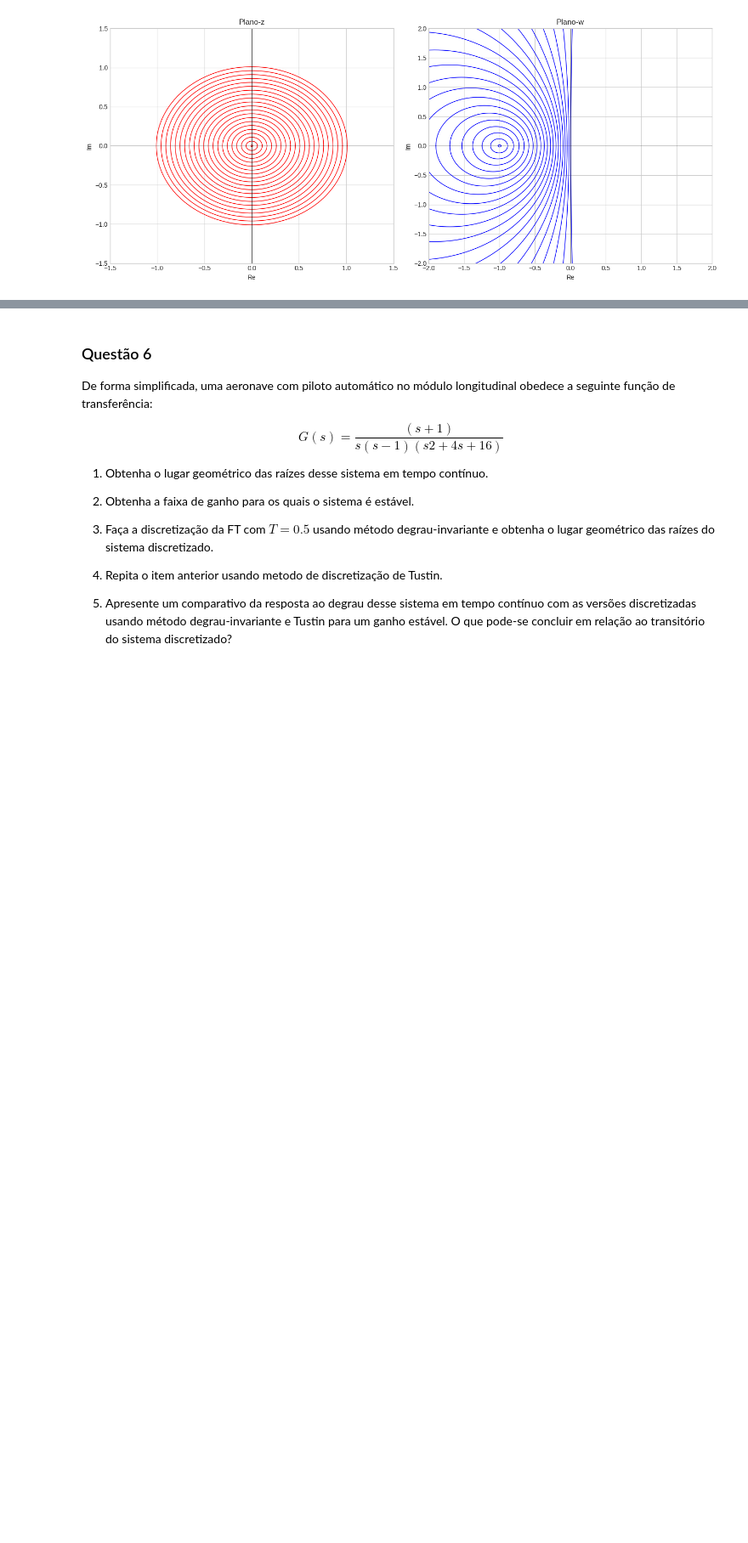
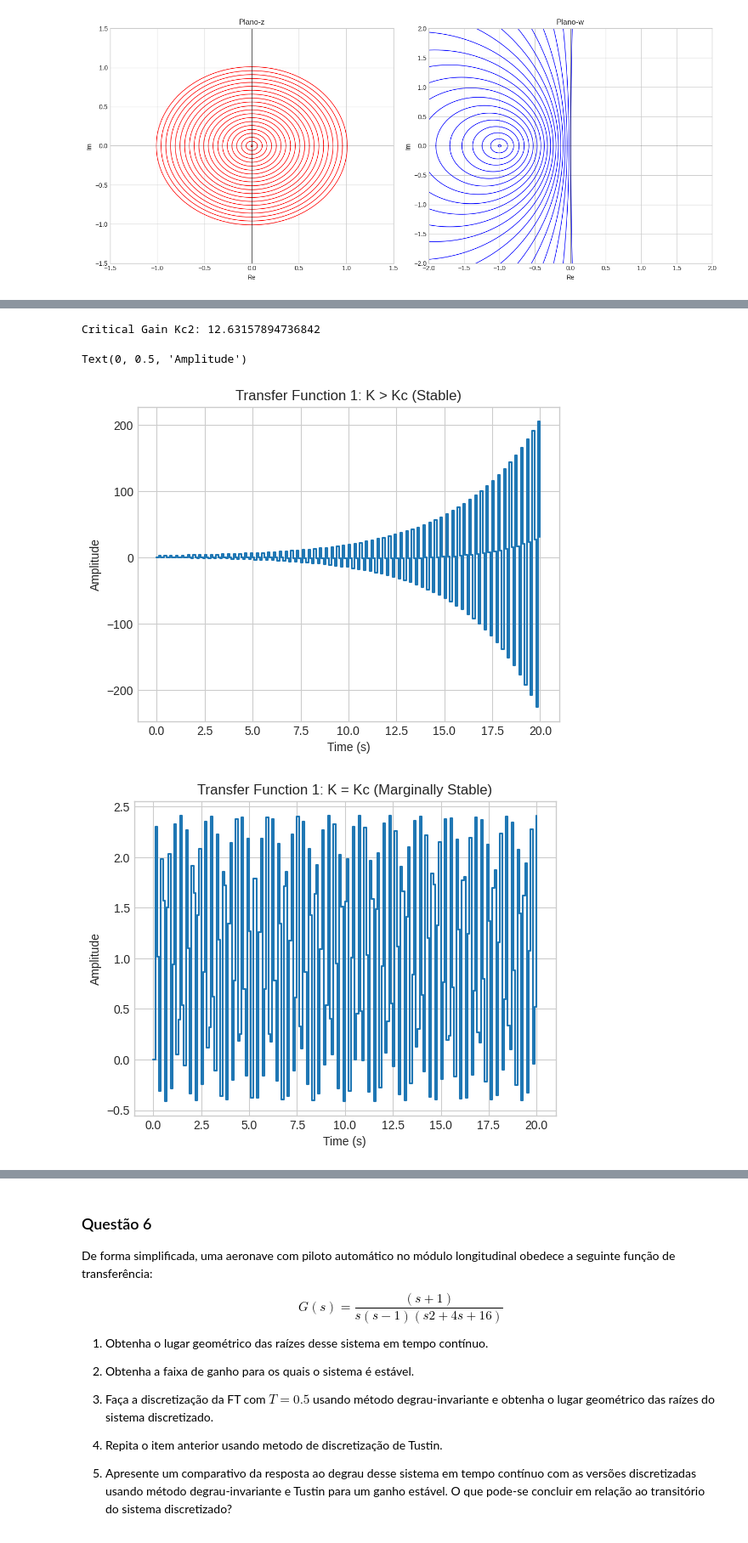
Before and after one commit to gianvstheworld/digital_control, a Jupyter notebook: stability/stability_analisys.ipynb, the cells around one changed output, grey strips where cells are left out. Shown at 85% size. Saved outputs shown, nothing was run; the diff lists cells and outputs as text; code cells hidden in the pictures; blank space fills up the shorter version.

```diff
--- a/stability/stability_analisys.ipynb
+++ b/stability/stability_analisys.ipynb
@@ -181,0 +285,51 @@ plt.show()
+# %%
+# Define the transfer function G(z)
+num2 = [0.02268, 0.02052]
+den2 = [1, -1.741, 0.7408]
+Gd2 = tf(num2, den2, T)
+
+# Compute the critical gain Kc analytically
+Kc2 = (1 - 0.7408) / 0.02052
+print(f"Critical Gain Kc2: {Kc2}")
+
+# Case 1: K > Kc (Stable)
+K2_stable = Kc2 + 5  # K > Kc2
+Gf2_stable = feedback(K2_stable * Gd2, 1)
+y2_stable, t2_stable = step(Gf2_stable, t)
+
+# Case 2: K = Kc (Marginally Stable)
+K2_critical = Kc2
+Gf2_critical = feedback(K2_critical * Gd2, 1)
+y2_critical, t2_critical = step(Gf2_critical, t)
+
+# Case 3: K < Kc (Unstable)
+K2_unstable = Kc2 - 5  # K < Kc2
+Gf2_unstable = feedback(K2_unstable * Gd2, 1)
+y2_unstable, t2_unstable = step(Gf2_unstable, t)
+# %% [output]
+Critical Gain Kc2: 12.63157894736842
+# %%
+# Plot for K > Kc (Stable)
+plt.figure()
+plt.step(t1_stable, y1_stable, where='post')
+plt.title('Transfer Function 1: K > Kc (Stable)')
+plt.xlabel('Time (s)')
+plt.ylabel('Amplitude')
+
+# Plot for K = Kc (Marginally Stable)
+plt.figure()
+plt.step(t1_critical, y1_critical, where='post')
+plt.title('Transfer Function 1: K = Kc (Marginally Stable)')
+plt.xlabel('Time (s)')
+plt.ylabel('Amplitude')
+
+# Plot for K < Kc (Unstable)
+plt.figure()
+plt.step(t1_unstable, y1_unstable, where='post')
+plt.title('Transfer Function 1: K < Kc (Unstable)')
+plt.xlabel('Time (s)')
+plt.ylabel('Amplitude')
+# %% [output]
+Text(0, 0.5, 'Amplitude')
+[figure, added]
+[figure, added]
```
Also changed, not shown: parts of 8 cells of this notebook, 1 other file.
